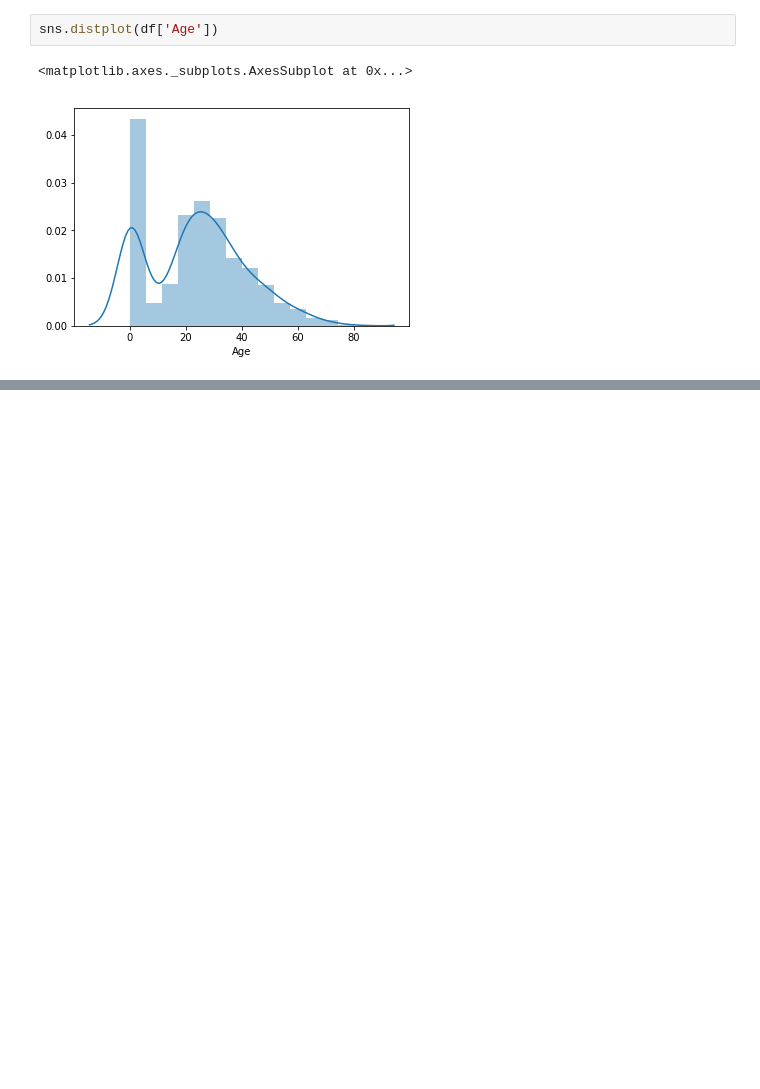
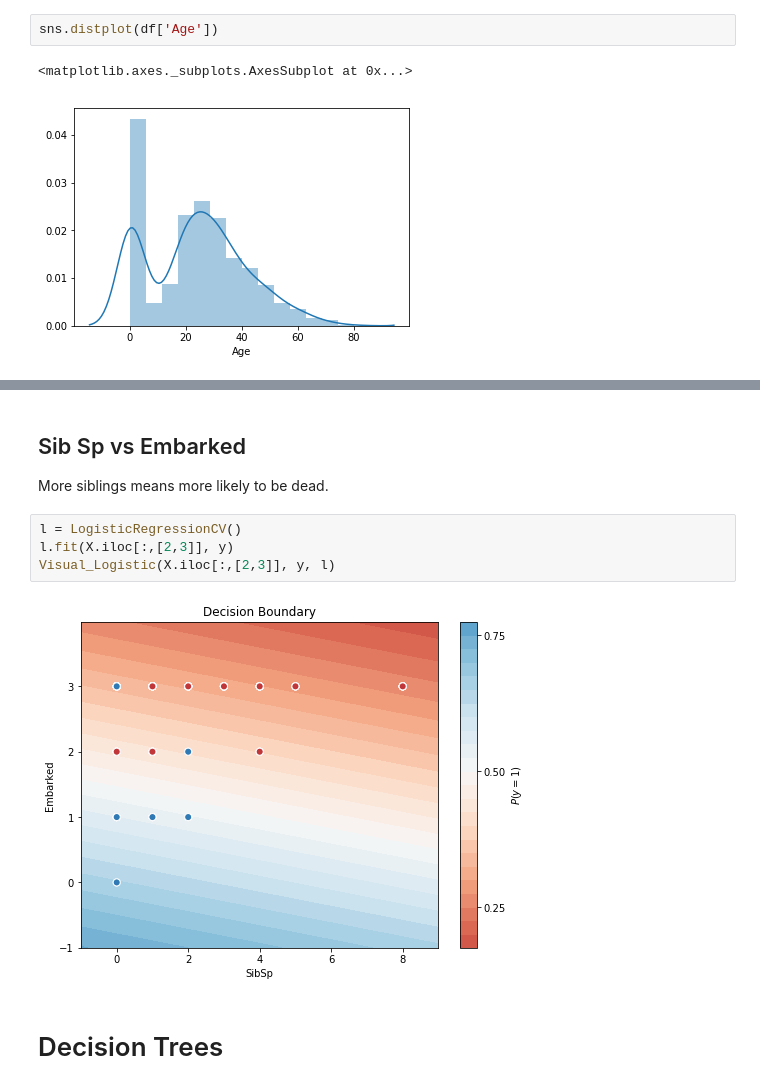
Before and after one commit to harrisonjansma/ML-Notes, a Jupyter notebook: Titanic/Titanic.ipynb, the cells around one changed output, grey strips where cells are left out. Drawn from its saved outputs; the diff is of its cells as text; blank space fills up the shorter version.

```diff
--- a/Titanic/Titanic.ipynb
+++ b/Titanic/Titanic.ipynb
@@ -71,0 +157,11 @@ sns.distplot(df['Age'])
+# %% [markdown]
+## Sib Sp vs Embarked
+More siblings means more likely to be dead.
+# %%
+l = LogisticRegressionCV()
+l.fit(X.iloc[:,[2,3]], y)
+Visual_Logistic(X.iloc[:,[2,3]], y, l)
+# %% [output]
+[figure, added]
+# %% [markdown]
+# Decision Trees
```
Also changed, not shown: parts of 19 cells of this notebook, 6 other files.
